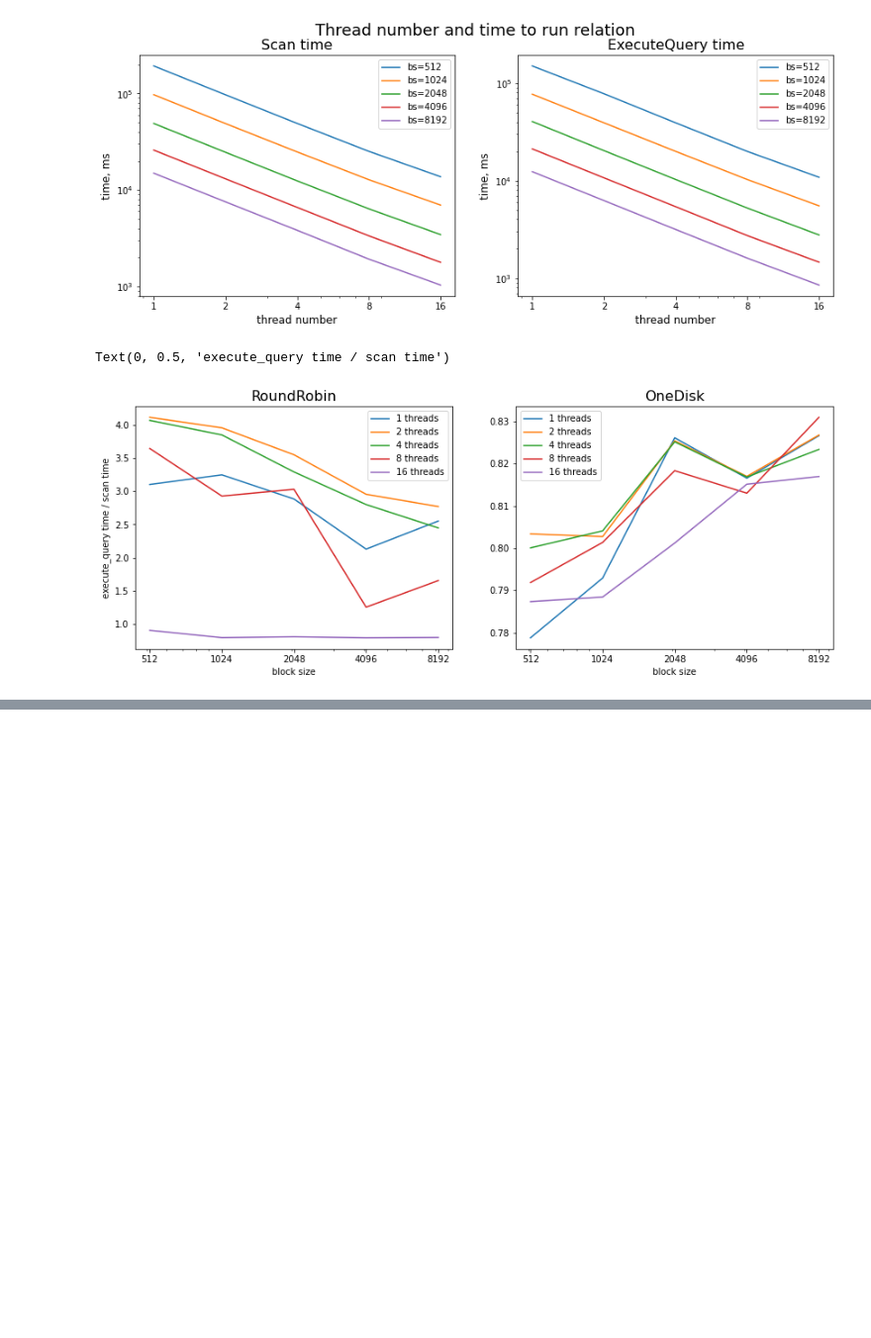
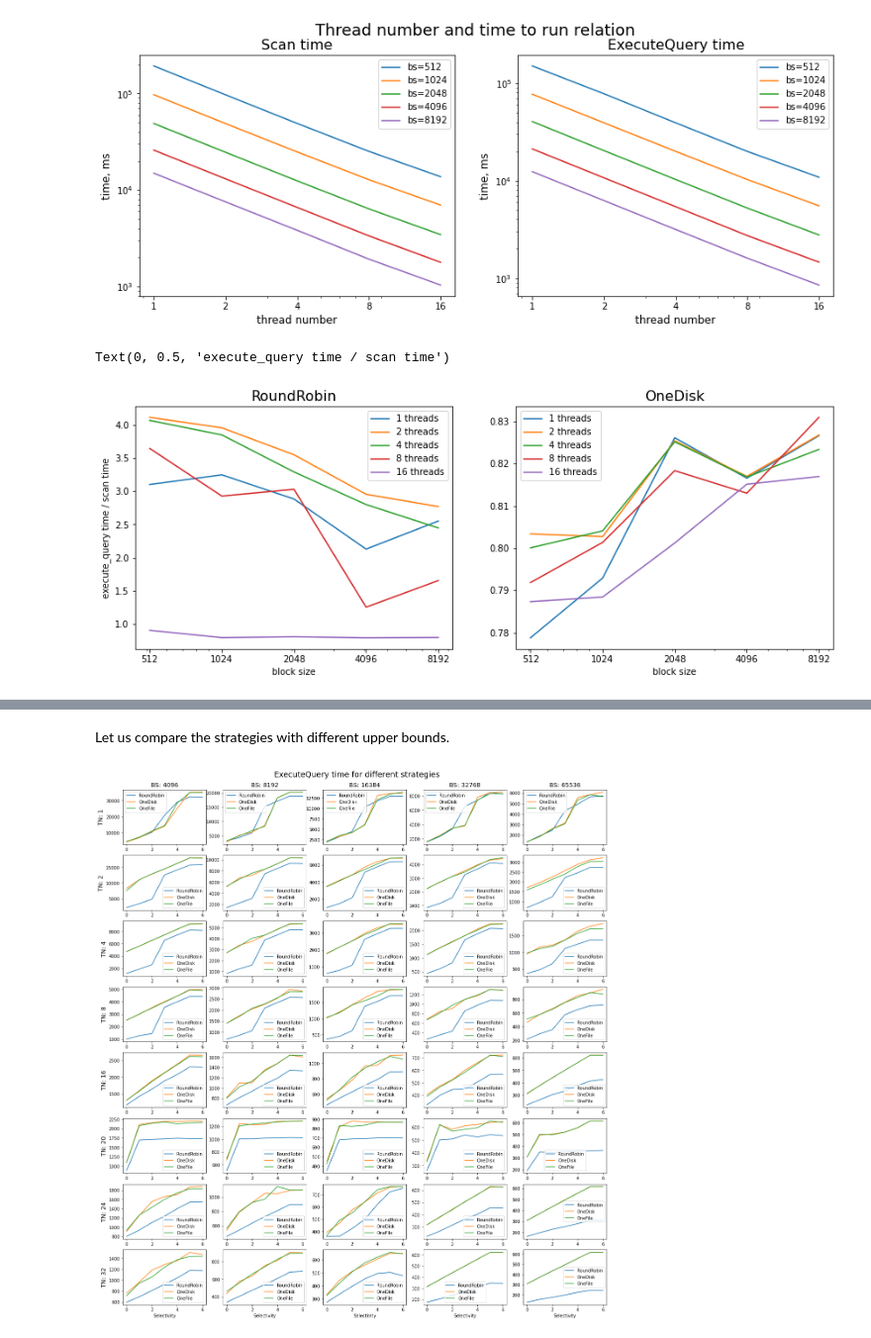
Before and after one commit to KseniyaShestakova/SkewedDataBalancing, a Jupyter notebook: benchmark_results/Benchmarking results.ipynb, the cells around one changed output, grey strips where cells are left out. Shown at 99% size. Saved outputs shown, nothing was run; the diff lists cells and outputs as text; code cells hidden in the pictures; blank space fills up the shorter version.

```diff
--- a/benchmark_results/Benchmarking results.ipynb
+++ b/benchmark_results/Benchmarking results.ipynb
@@ -183,0 +314,27 @@ Text(0, 0.5, 'execute_query time / scan time')
+# %% [markdown]
+Let us compare the strategies with different upper bounds.
+# %%
+_, _, block_sizes, thread_numbers, upper_bounds = main_info('log_round_robin_02.csv')
+fig, ax = plt.subplots(nrows=len(thread_numbers), ncols=len(block_sizes), figsize=(20, 20))
+
+for i, thread_number in enumerate(thread_numbers):
+    for j, block_size in enumerate(block_sizes):
+        ax[0][j].set_title('BS: {}'.format(block_size), fontsize=14)
+        ax[len(thread_numbers) - 1][j].set_xlabel('Selectivity')
+        arr_round_robin = []
+        arr_one_disk = []
+        arr_one_file = []
+        for upper_bound in upper_bounds:
+            arr_round_robin.append(get_mean_time('log_round_robin_02.csv', block_size, thread_number, upper_bound)[1])
+            arr_one_disk.append(get_mean_time('log_one_disk_02.csv', block_size, thread_number, upper_bound)[1])
+            arr_one_file.append(get_mean_time('log_one_file_02.csv', block_size, thread_number, upper_bound)[1])
+        ax[i][j].plot(arr_round_robin, label='RoundRobin')
+        ax[i][j].plot(arr_one_disk, label='OneDisk')
+        ax[i][j].plot(arr_one_file, label='OneFile')
+        ax[i][j].legend()
+    ax[i][0].set_ylabel('TN: {}'.format(thread_number), fontsize=14)
+
+plt.suptitle('ExecuteQuery time for different strategies', fontsize=18)
+plt.subplots_adjust(top=0.95)
+# %% [output]
+[figure, added]
```
Also changed, not shown: parts of 25 cells of this notebook, 7 other files.
